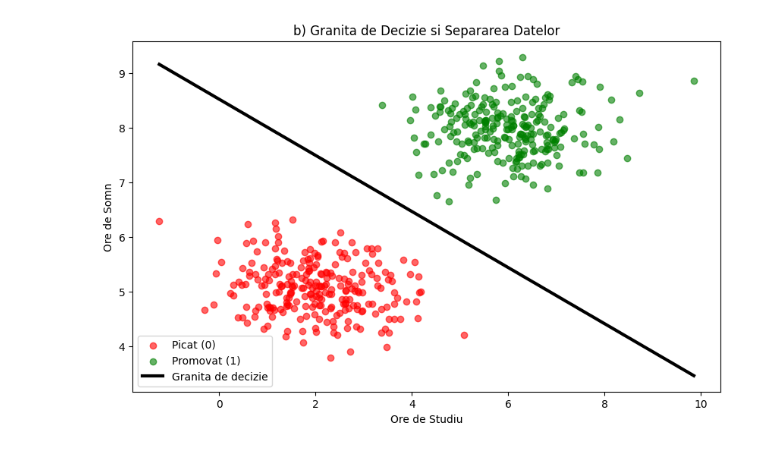
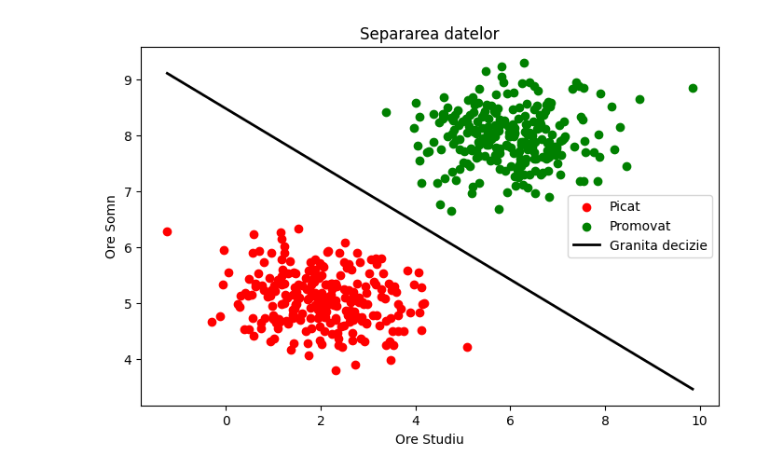
Before and after one commit to IanisD17/PMP, a Jupyter notebook: lab12/PMP_Lab12.ipynb, the cells around one changed output. Cells and saved outputs as stored; diff of their text form; code cells hidden in the pictures.

```diff
--- a/lab12/PMP_Lab12.ipynb
+++ b/lab12/PMP_Lab12.ipynb
@@ -7,83 +7,63 @@ import matplotlib.pyplot as plt
 
 #a
 df = pd.read_csv('date_promovare_examen.csv')
-
 df.columns = ['Studiu', 'Somn', 'Promovare']
-
-X_studiu = df['Studiu'].values
-X_somn = df['Somn'].values
-y_obs = df['Promovare'].values
 
 nr_promovati = df['Promovare'].sum()
 total = len(df)
-procent_promovare = nr_promovati / total
+procent = nr_promovati / total
+print(f"a) Promovati: {nr_promovati}/{total} ({procent:.1%}). Datele sunt {'BALANSATE' if 0.4 <= procent <= 0.6 else 'NEBALANSATE'}.")
 
-print(f"Distributie: {nr_promovati} promovati din {total} ({procent_promovare:.1%})")
-
-if 0.4 <= procent_promovare <= 0.6:
-    print("Raspuns: Datele sunt BALANSATE.\n")
-else:
-    print("Raspuns: Datele sunt NEBALANSATE.\n")
-
-mean_st, std_st = X_studiu.mean(), X_studiu.std()
-studiu_s = (X_studiu - mean_st) / std_st
-
-mean_so, std_so = X_somn.mean(), X_somn.std()
-somn_s = (X_somn - mean_so) / std_so
-
-X_data = np.stack([studiu_s, somn_s], axis=1)
+X = df[['Studiu', 'Somn']].values
+X_mean = X.mean(axis=0)
+X_std = X.std(axis=0)
+X_s = (X - X_mean) / X_std
+y = df['Promovare'].values
 
 with pm.Model() as model_logistic:
-    alpha = pm.Normal('alpha', mu=0, sigma=2)
+    alpha = pm.Normal('alpha', mu=0, sigma=10)
     betas = pm.Normal('betas', mu=0, sigma=2, shape=2)
 
-    z = alpha + pm.math.dot(X_data, betas)
-    p = pm.math.sigmoid(z)
+    mu = alpha + pm.math.dot(X_s, betas)
+    p = pm.math.sigmoid(mu)
 
-    y_pred = pm.Bernoulli('y_pred', p=p, observed=y_obs)
+    y_pred = pm.Bernoulli('y_pred', p=p, observed=y)
 
-    idata = pm.sample(2000, tune=2000, return_inferencedata=True, progressbar=False, target_accept=0.95)
+    idata = pm.sample(2000, tune=2000, return_inferencedata=True, progressbar=False,target_accept=0.95)
 
 
-# b
+#b
 summary = az.summary(idata, var_names=['alpha', 'betas'])
-alpha_m = summary.loc['alpha', 'mean']
-beta1_m = summary.loc['betas[0]', 'mean'] # Studiu
-beta2_m = summary.loc['betas[1]', 'mean'] #Somn
+a_m = summary.loc['alpha', 'mean']
+b1_m = summary.loc['betas[0]', 'mean']
+b2_m = summary.loc['betas[1]', 'mean']
 
-print("Ecuatia granitei de decizei:")
-print(f"0 = {alpha_m:.2f} + {beta1_m:.2f} * Studiu_std + {beta2_m:.2f} * Somn_std")
+print(f"\nb) Granita medie (std): 0 = {a_m:.2f} + {b1_m:.2f}*Studiu + {b2_m:.2f}*Somn")
 
-plt.figure(figsize=(10, 6))
+plt.figure(figsize=(8, 5))
+plt.scatter(df['Studiu'][y==0], df['Somn'][y==0], c='red', label='Picat')
+plt.scatter(df['Studiu'][y==1], df['Somn'][y==1], c='green', label='Promovat')
 
-plt.scatter(X_studiu[y_obs==0], X_somn[y_obs==0], c='red', label='Picat (0)', alpha=0.6)
-plt.scatter(X_studiu[y_obs==1], X_somn[y_obs==1], c='green', label='Promovat (1)', alpha=0.6)
+x_vals = np.linspace(df['Studiu'].min(), df['Studiu'].max(), 100)
+x_vals_s = (x_vals - X_mean[0]) / X_std[0]
+y_vals_s = -(a_m + b1_m * x_vals_s) / b2_m
+y_vals = y_vals_s * X_std[1] + X_mean[1]
 
-x_vals = np.linspace(X_studiu.min(), X_studiu.max(), 100)
-x_vals_s = (x_vals - mean_st) / std_st
-
-y_vals_s = -(alpha_m + beta1_m * x_vals_s) / beta2_m
-y_vals = y_vals_s * std_so + mean_so
-plt.plot(x_vals, y_vals, 'k-', linewidth=3, label='Granita de decizie')
-
-plt.xlabel('Ore de Studiu')
-plt.ylabel('Ore de Somn')
+plt.plot(x_vals, y_vals, 'k-', linewidth=2, label='Granita decizie')
+plt.xlabel('Ore Studiu')
+plt.ylabel('Ore Somn')
 plt.legend()
-plt.title('b) Granita de Decizie si Separarea Datelor')
+plt.title('Separarea datelor')
 plt.show()
 
-print("Datele NU sunt perfect separate.")
-print("Granita de decizie trece prin zona de suprapunere dintre studenti picati si promovati.")
+print("Raspuns: Datele NU sunt bine separate (exista zona de suprapunere).")
 
 
 #c
-print(f"Coeficient Studiu (beta1): {beta1_m:.3f}")
-print(f"Coeficient Somn   (beta2): {beta2_m:.3f}")
+print(f"\nc) Studiu (std): {b1_m:.2f}, Somn (std): {b2_m:.2f}")
 
-if abs(beta1_m) > abs(beta2_m):
+if abs(b1_m) > abs(b2_m):
     print("Raspuns: Orele de STUDIU influenteaza mai mult promovabilitatea.")
-    print(f"(Magnitudinea coeficientului {abs(beta1_m):.2f} este mai mare decat {abs(beta2_m):.2f})")
 else:
     print("Raspuns: Orele de SOMN influenteaza mai mult promovabilitatea.")
-    print(f"(Magnitudinea coeficientului {abs(beta2_m):.2f} este mai mare decat {abs(beta1_m):.2f})")
 # %% [output]
@@ -95 +73 @@ Ecuatia granitei de decizei:
-[figure, old version]
+[figure, new version]
```
Also changed, not shown: parts of 1 cell of this notebook.
